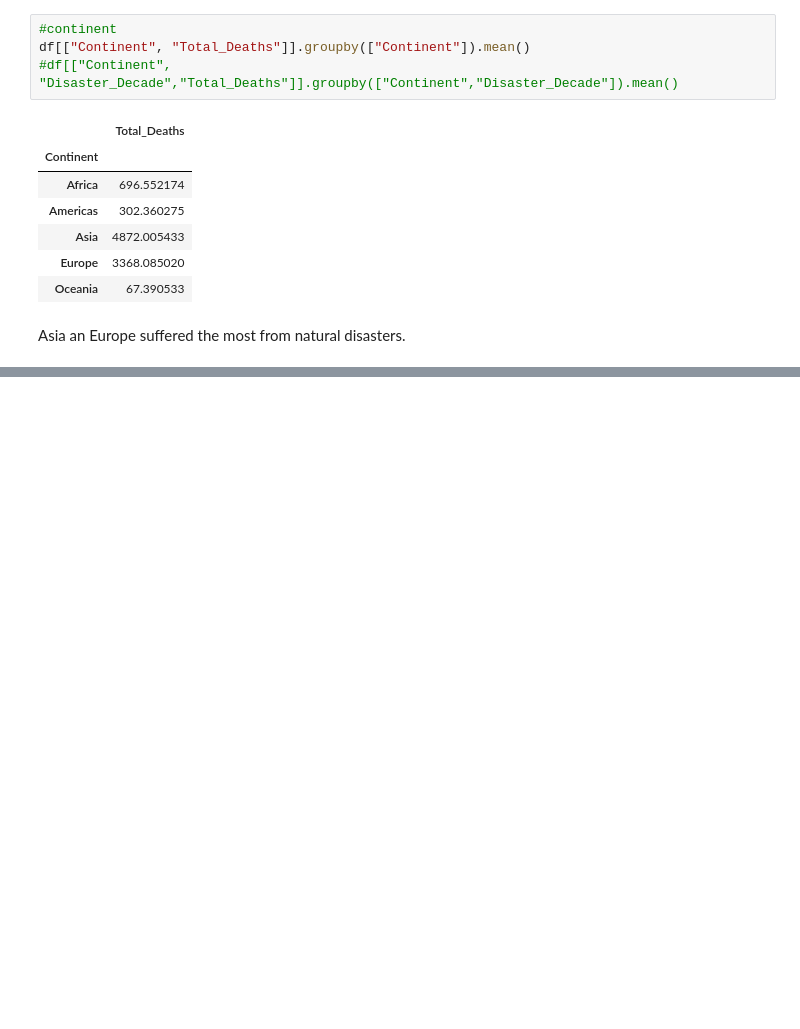
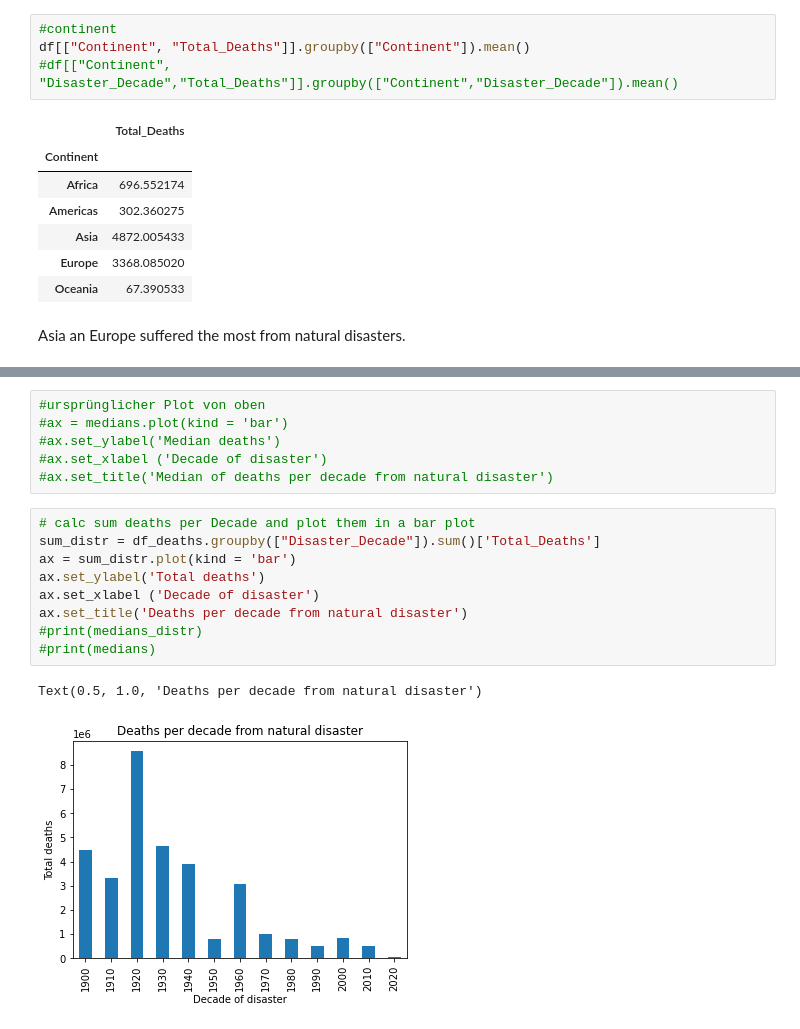
Before and after one commit to r-Files/DOPP, a Jupyter notebook: jupyter_notebooks/lab_question_a.ipynb, the cells around one changed output, grey strips where cells are left out. Drawn from its saved outputs; the diff is of its cells as text; blank space fills up the shorter version.

```diff
--- a/jupyter_notebooks/lab_question_a.ipynb
+++ b/jupyter_notebooks/lab_question_a.ipynb
@@ -272,0 +346,18 @@ Asia an Europe suffered the most from natural disasters.
+# %%
+#ursprünglicher Plot von oben
+#ax = medians.plot(kind = 'bar')
+#ax.set_ylabel('Median deaths')
+#ax.set_xlabel ('Decade of disaster')
+#ax.set_title('Median of deaths per decade from natural disaster')
+# %%
+# calc sum deaths per Decade and plot them in a bar plot
+sum_distr = df_deaths.groupby(["Disaster_Decade"]).sum()['Total_Deaths']
+ax = sum_distr.plot(kind = 'bar')
+ax.set_ylabel('Total deaths')
+ax.set_xlabel ('Decade of disaster')
+ax.set_title('Deaths per decade from natural disaster')
+#print(medians_distr)
+#print(medians)
+# %% [output]
+Text(0.5, 1.0, 'Deaths per decade from natural disaster')
+[figure, added]
```
Also changed, not shown: parts of 19 cells of this notebook, 1 other file.
